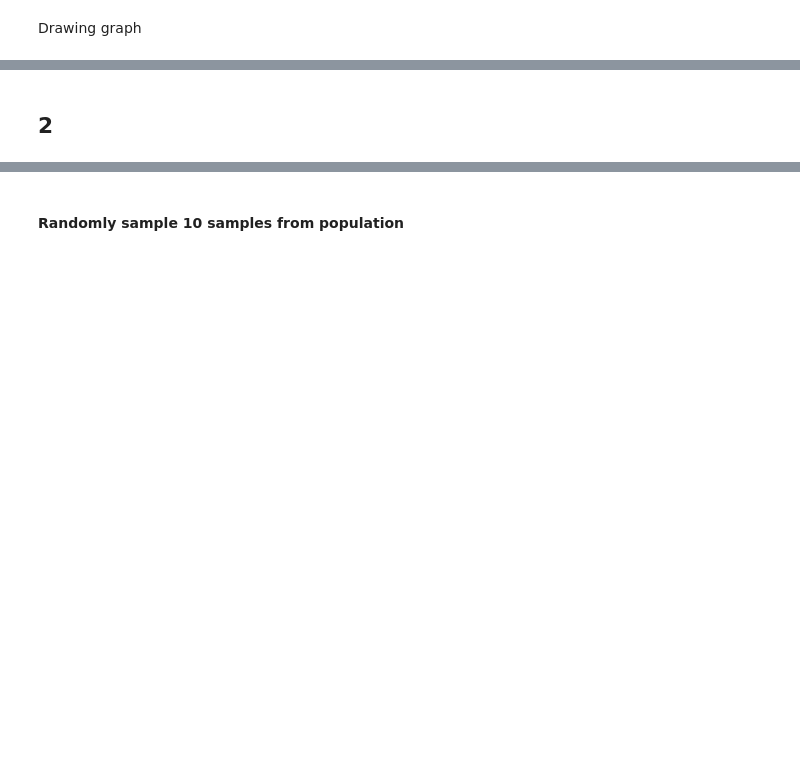
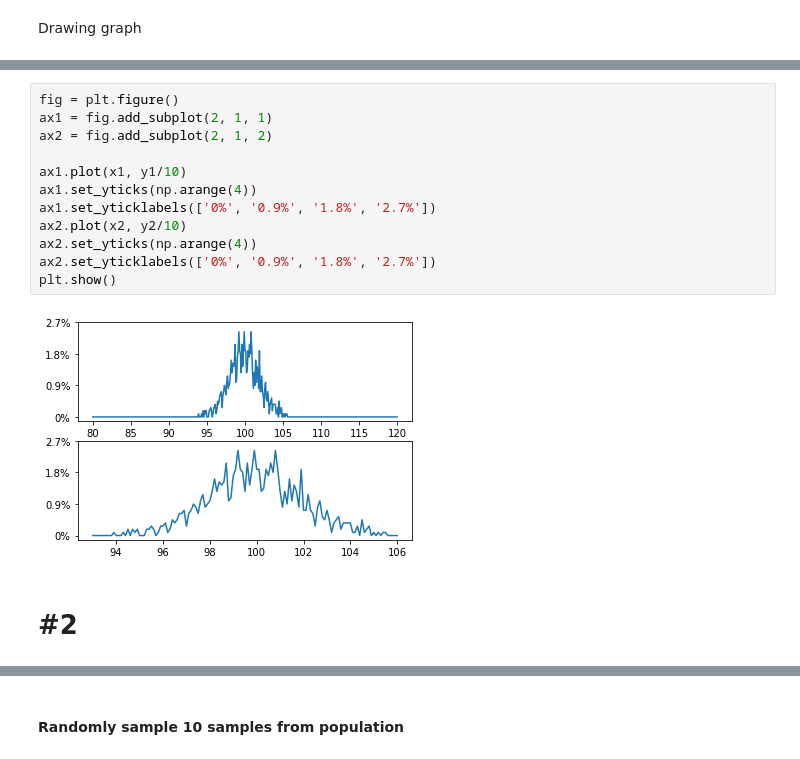
Before and after one commit to 70825/Probability-Statistics, a Jupyter notebook: Project.ipynb, the cells around one changed output, grey strips where cells are left out. Saved outputs shown, nothing was run; the diff lists cells and outputs as text; blank space fills up the shorter version.

```diff
--- a/Project.ipynb
+++ b/Project.ipynb
@@ -42,5 +60,19 @@ plt.show()
+# %%
+fig = plt.figure()
+ax1 = fig.add_subplot(2, 1, 1)
+ax2 = fig.add_subplot(2, 1, 2)
+
+ax1.plot(x1, y1/10)
+ax1.set_yticks(np.arange(4))
+ax1.set_yticklabels(['0%', '0.9%', '1.8%', '2.7%'])
+ax2.plot(x2, y2/10)
+ax2.set_yticks(np.arange(4))
+ax2.set_yticklabels(['0%', '0.9%', '1.8%', '2.7%'])
+plt.show()
+# %% [output]
+[figure, added]
 # %% [markdown]
-## 2
+# #2
 # %% [markdown]
 # <div align="center"><b>Single population</b></div>
 ### <div align="center"><b> Estimate mean in sample distribution</b></div>
```
Also changed, not shown: parts of 23 cells of this notebook, 1 other file.
